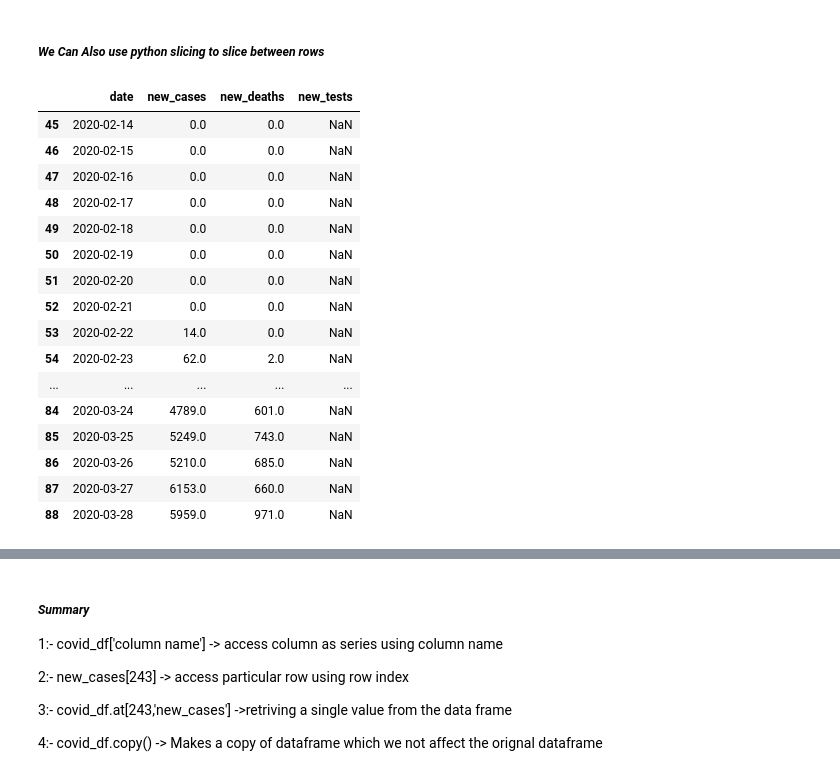
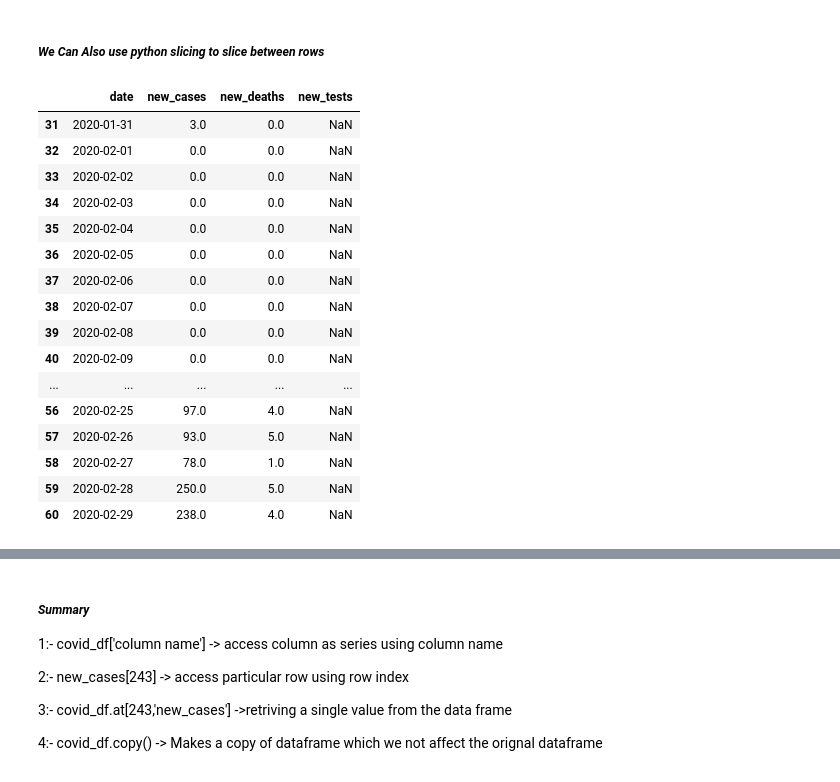
Before and after one commit to Atharva96sys/DS, a Jupyter notebook: Pandas/Pandas Notes.ipynb, the cells around one changed output, grey strips where cells are left out. Cells and saved outputs as stored; diff of their text form; code cells hidden in the pictures.

```diff
--- a/Pandas/Pandas Notes.ipynb
+++ b/Pandas/Pandas Notes.ipynb
@@ -277,25 +277,25 @@ covid_df.new_tests.first_valid_index()
 # %% [markdown]
 ##### ***We Can Also use python slicing to slice between rows***
 # %%
-covid_df[45:89]
+covid_df[31:61]
 # %% [output]
 |  | date | new_cases | new_deaths | new_tests |
-| 45 | 2020-02-14 | 0.0 | 0.0 | NaN |
-| 46 | 2020-02-15 | 0.0 | 0.0 | NaN |
-| 47 | 2020-02-16 | 0.0 | 0.0 | NaN |
-| 48 | 2020-02-17 | 0.0 | 0.0 | NaN |
-| 49 | 2020-02-18 | 0.0 | 0.0 | NaN |
-| 50 | 2020-02-19 | 0.0 | 0.0 | NaN |
-| 51 | 2020-02-20 | 0.0 | 0.0 | NaN |
-| 52 | 2020-02-21 | 0.0 | 0.0 | NaN |
-| 53 | 2020-02-22 | 14.0 | 0.0 | NaN |
-| 54 | 2020-02-23 | 62.0 | 2.0 | NaN |
+| 31 | 2020-01-31 | 3.0 | 0.0 | NaN |
+| 32 | 2020-02-01 | 0.0 | 0.0 | NaN |
+| 33 | 2020-02-02 | 0.0 | 0.0 | NaN |
+| 34 | 2020-02-03 | 0.0 | 0.0 | NaN |
+| 35 | 2020-02-04 | 0.0 | 0.0 | NaN |
+| 36 | 2020-02-05 | 0.0 | 0.0 | NaN |
+| 37 | 2020-02-06 | 0.0 | 0.0 | NaN |
+| 38 | 2020-02-07 | 0.0 | 0.0 | NaN |
+| 39 | 2020-02-08 | 0.0 | 0.0 | NaN |
+| 40 | 2020-02-09 | 0.0 | 0.0 | NaN |
 | ... | ... | ... | ... | ... |
-| 84 | 2020-03-24 | 4789.0 | 601.0 | NaN |
-| 85 | 2020-03-25 | 5249.0 | 743.0 | NaN |
-| 86 | 2020-03-26 | 5210.0 | 685.0 | NaN |
-| 87 | 2020-03-27 | 6153.0 | 660.0 | NaN |
-| 88 | 2020-03-28 | 5959.0 | 971.0 | NaN |
+| 56 | 2020-02-25 | 97.0 | 4.0 | NaN |
+| 57 | 2020-02-26 | 93.0 | 5.0 | NaN |
+| 58 | 2020-02-27 | 78.0 | 1.0 | NaN |
+| 59 | 2020-02-28 | 250.0 | 5.0 | NaN |
+| 60 | 2020-02-29 | 238.0 | 4.0 | NaN |
 # %%
 covid_df.sample(25)
 # %% [output]
```
Also changed, not shown: parts of 11 cells of this notebook.
